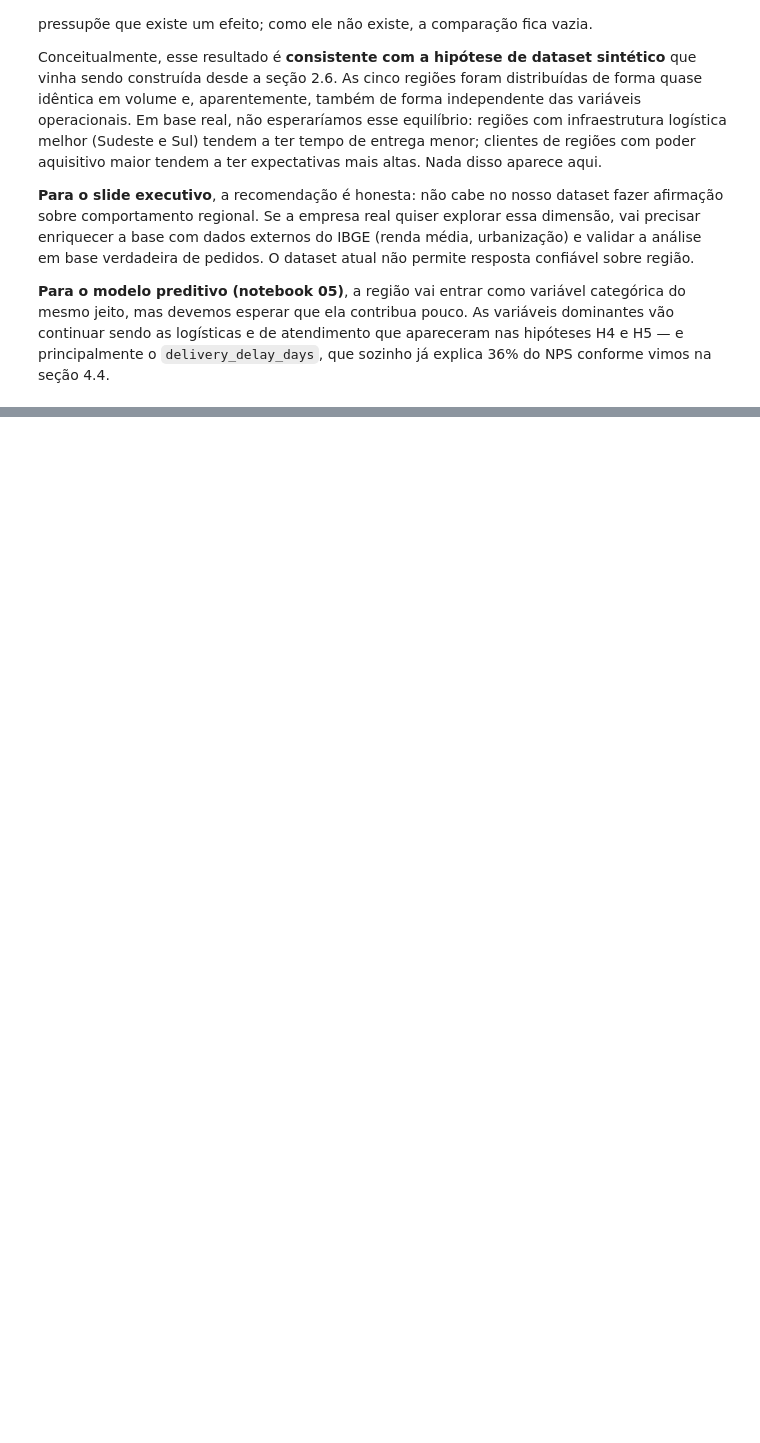
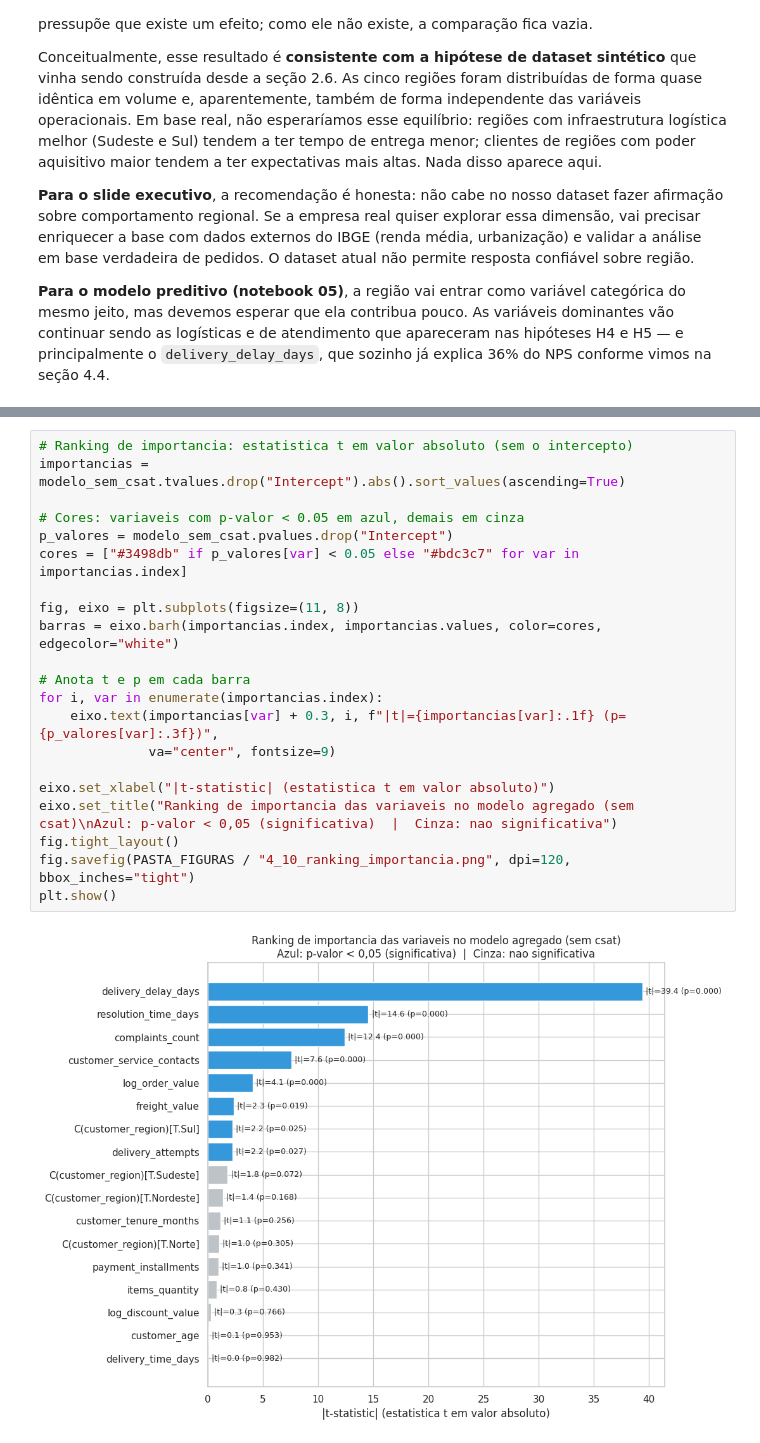
Before and after one commit to guillecosme/fiap-ai-scientist-tech-challange-fase-01, a Jupyter notebook: notebooks/04_eda.ipynb, the cells around one changed output, grey strips where cells are left out. Saved outputs shown, nothing was run; the diff lists cells and outputs as text; blank space fills up the shorter version.

```diff
--- a/notebooks/04_eda.ipynb
+++ b/notebooks/04_eda.ipynb
@@ -1300,0 +1445,23 @@ Conceitualmente, esse resultado é **consistente com a hipótese de dataset sint
+# %%
+# Ranking de importancia: estatistica t em valor absoluto (sem o intercepto)
+importancias = modelo_sem_csat.tvalues.drop("Intercept").abs().sort_values(ascending=True)
+
+# Cores: variaveis com p-valor < 0.05 em azul, demais em cinza
+p_valores = modelo_sem_csat.pvalues.drop("Intercept")
+cores = ["#3498db" if p_valores[var] < 0.05 else "#bdc3c7" for var in importancias.index]
+
+fig, eixo = plt.subplots(figsize=(11, 8))
+barras = eixo.barh(importancias.index, importancias.values, color=cores, edgecolor="white")
+
+# Anota t e p em cada barra
+for i, var in enumerate(importancias.index):
+    eixo.text(importancias[var] + 0.3, i, f"|t|={importancias[var]:.1f} (p={p_valores[var]:.3f})",
+              va="center", fontsize=9)
+
+eixo.set_xlabel("|t-statistic| (estatistica t em valor absoluto)")
+eixo.set_title("Ranking de importancia das variaveis no modelo agregado (sem csat)\nAzul: p-valor < 0,05 (significativa)  |  Cinza: nao significativa")
+fig.tight_layout()
+fig.savefig(PASTA_FIGURAS / "4_10_ranking_importancia.png", dpi=120, bbox_inches="tight")
+plt.show()
+# %% [output]
+[figure, added]
```
Also changed, not shown: parts of 13 cells of this notebook, 3 other files.
